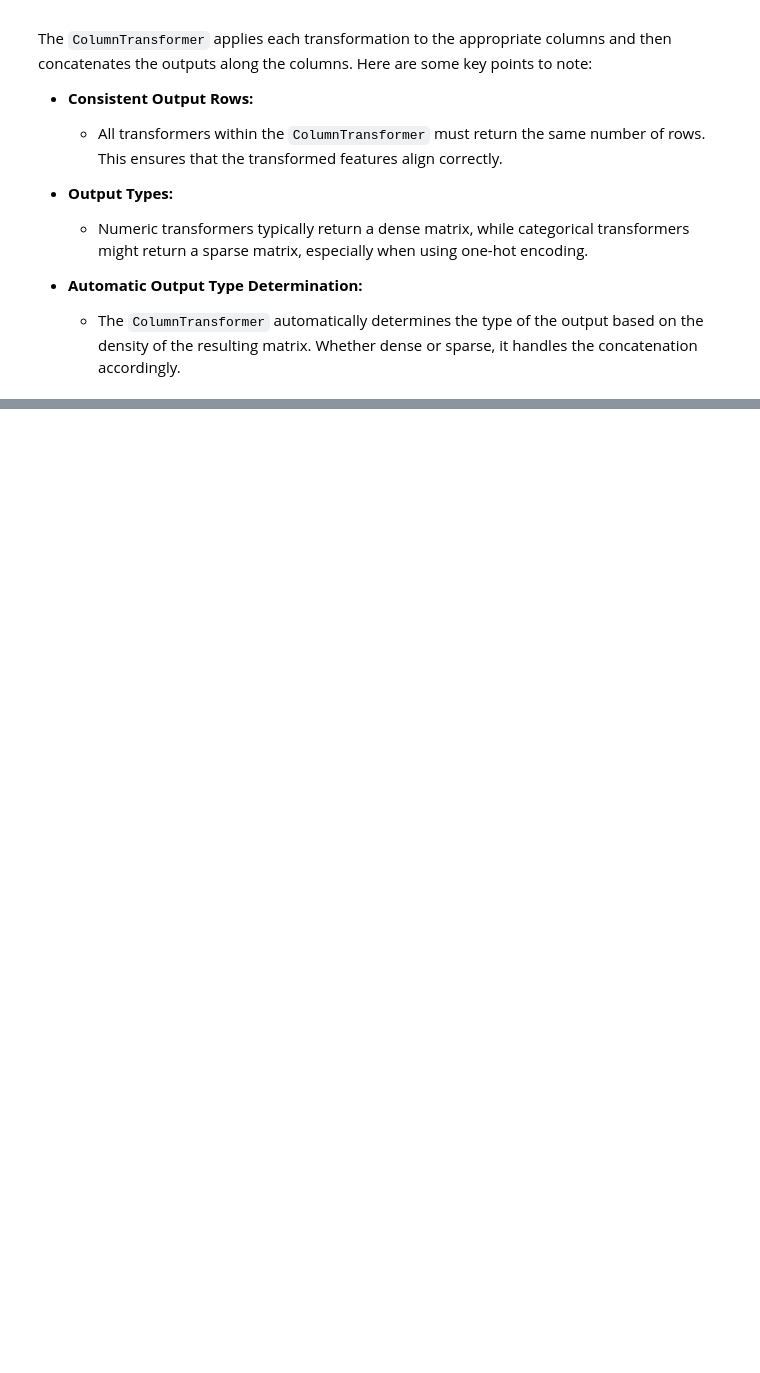
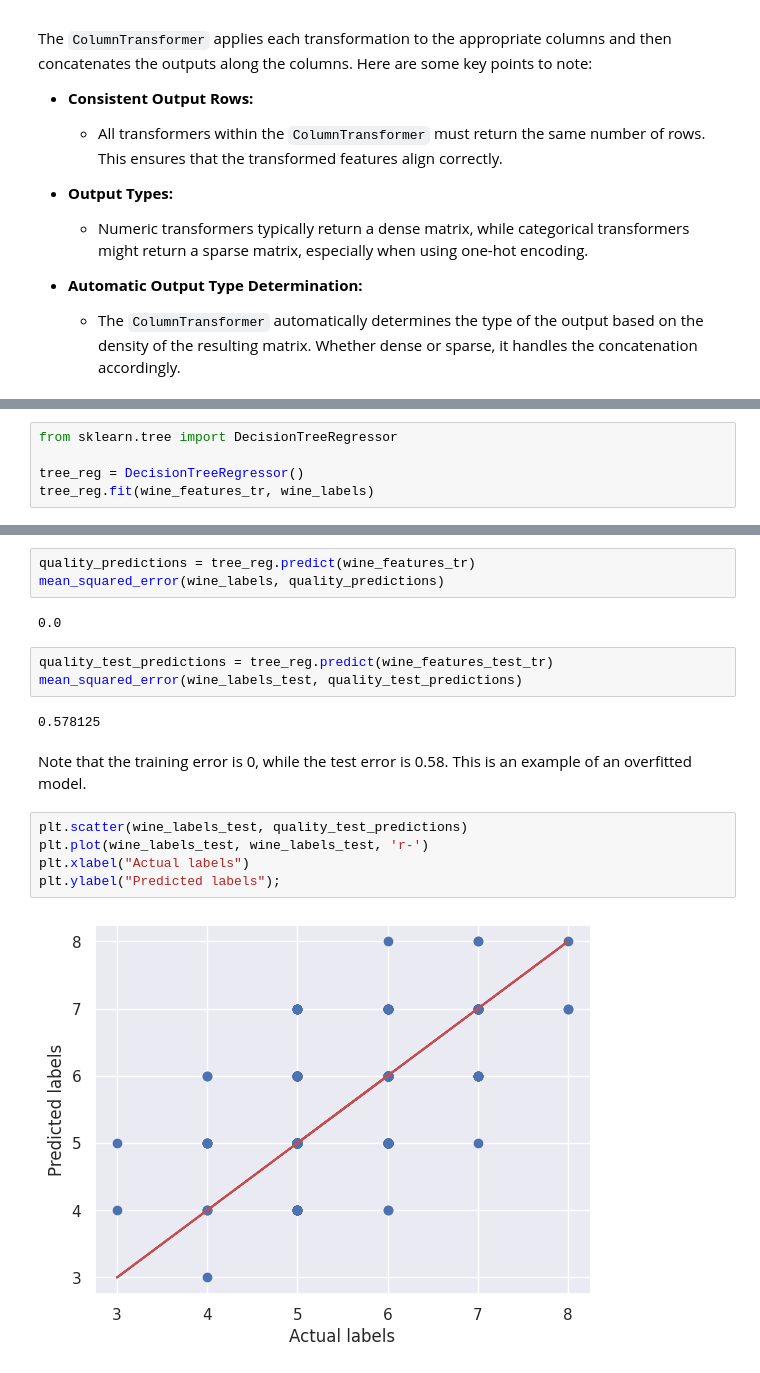
Before and after one commit to Matrixmang0/Machine-Learning-Practice, a Jupyter notebook: Week 1/The_Bigger_Picture.ipynb, the cells around one changed output, grey strips where cells are left out. Cells and saved outputs as stored; diff of their text form; blank space fills up the shorter version.

```diff
--- a/Week 1/The_Bigger_Picture.ipynb
+++ b/Week 1/The_Bigger_Picture.ipynb
@@ -763,0 +850,5 @@ The `ColumnTransformer` applies each transformation to the appropriate columns a
+# %%
+from sklearn.tree import DecisionTreeRegressor
+
+tree_reg = DecisionTreeRegressor()
+tree_reg.fit(wine_features_tr, wine_labels)
@@ -763,0 +864,19 @@ The `ColumnTransformer` applies each transformation to the appropriate columns a
+# %%
+quality_predictions = tree_reg.predict(wine_features_tr)
+mean_squared_error(wine_labels, quality_predictions)
+# %% [output]
+0.0
+# %%
+quality_test_predictions = tree_reg.predict(wine_features_test_tr)
+mean_squared_error(wine_labels_test, quality_test_predictions)
+# %% [output]
+0.578125
+# %% [markdown]
+Note that the training error is 0, while the test error is 0.58. This is an example of an overfitted model.
+# %%
+plt.scatter(wine_labels_test, quality_test_predictions)
+plt.plot(wine_labels_test, wine_labels_test, 'r-')
+plt.xlabel("Actual labels")
+plt.ylabel("Predicted labels");
+# %% [output]
+[figure, added]
```
Also changed, not shown: parts of 35 cells of this notebook.
